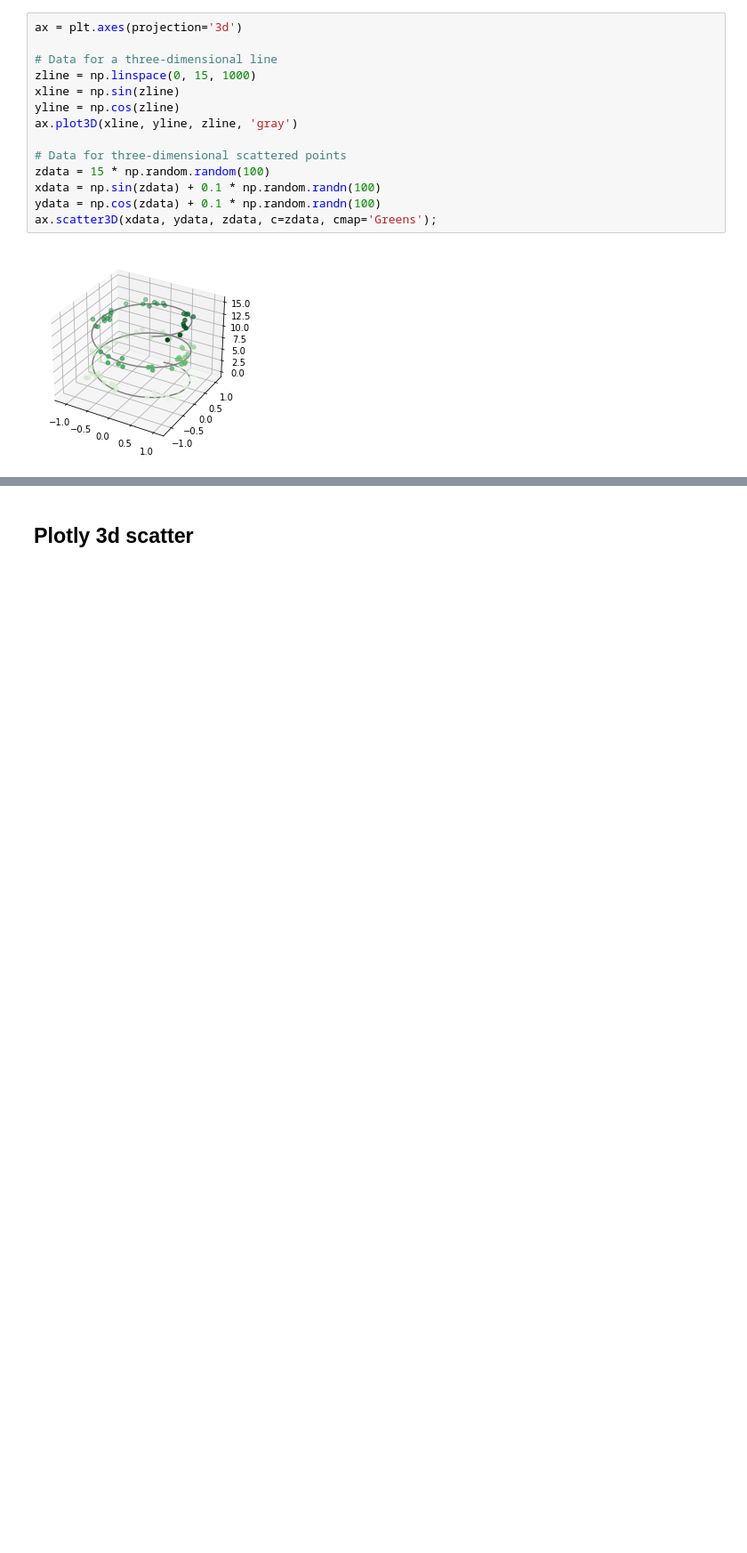
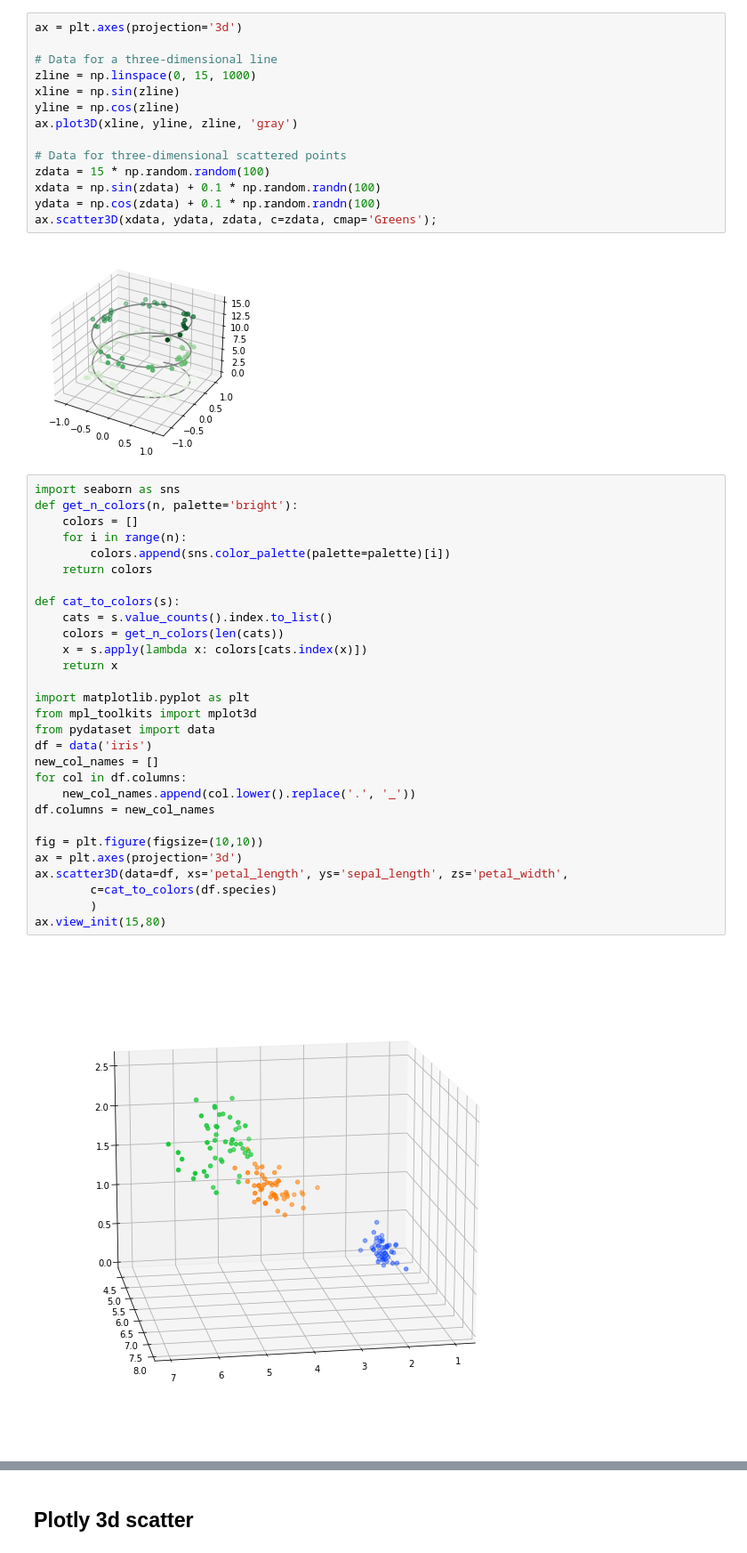
Before and after one commit to MrEnigmamgine/my_notes, a Jupyter notebook: plot_study.ipynb, the cells around one changed output, grey strips where cells are left out. Shown at 89% size. Cells and saved outputs as stored; diff of their text form; blank space fills up the shorter version.

```diff
--- a/plot_study.ipynb
+++ b/plot_study.ipynb
@@ -222,3 +242,34 @@ ydata = np.cos(zdata) + 0.1 * np.random.randn(100)
 ax.scatter3D(xdata, ydata, zdata, c=zdata, cmap='Greens');
 # %% [output]
 [figure]
+# %%
+import seaborn as sns
+def get_n_colors(n, palette='bright'):
+    colors = []
+    for i in range(n):
+        colors.append(sns.color_palette(palette=palette)[i])
+    return colors
+
+def cat_to_colors(s):
+    cats = s.value_counts().index.to_list()
+    colors = get_n_colors(len(cats))
+    x = s.apply(lambda x: colors[cats.index(x)])
+    return x
+
+import matplotlib.pyplot as plt
+from mpl_toolkits import mplot3d
+from pydataset import data
+df = data('iris')
+new_col_names = []
+for col in df.columns:
+    new_col_names.append(col.lower().replace('.', '_'))
+df.columns = new_col_names
+
+fig = plt.figure(figsize=(10,10))
+ax = plt.axes(projection='3d')
+ax.scatter3D(data=df, xs='petal_length', ys='sepal_length', zs='petal_width',
+        c=cat_to_colors(df.species)
+        )
+ax.view_init(15,80)
+# %% [output]
+[figure, added]
```
Also changed, not shown: parts of 5 cells of this notebook, 1 other file.
